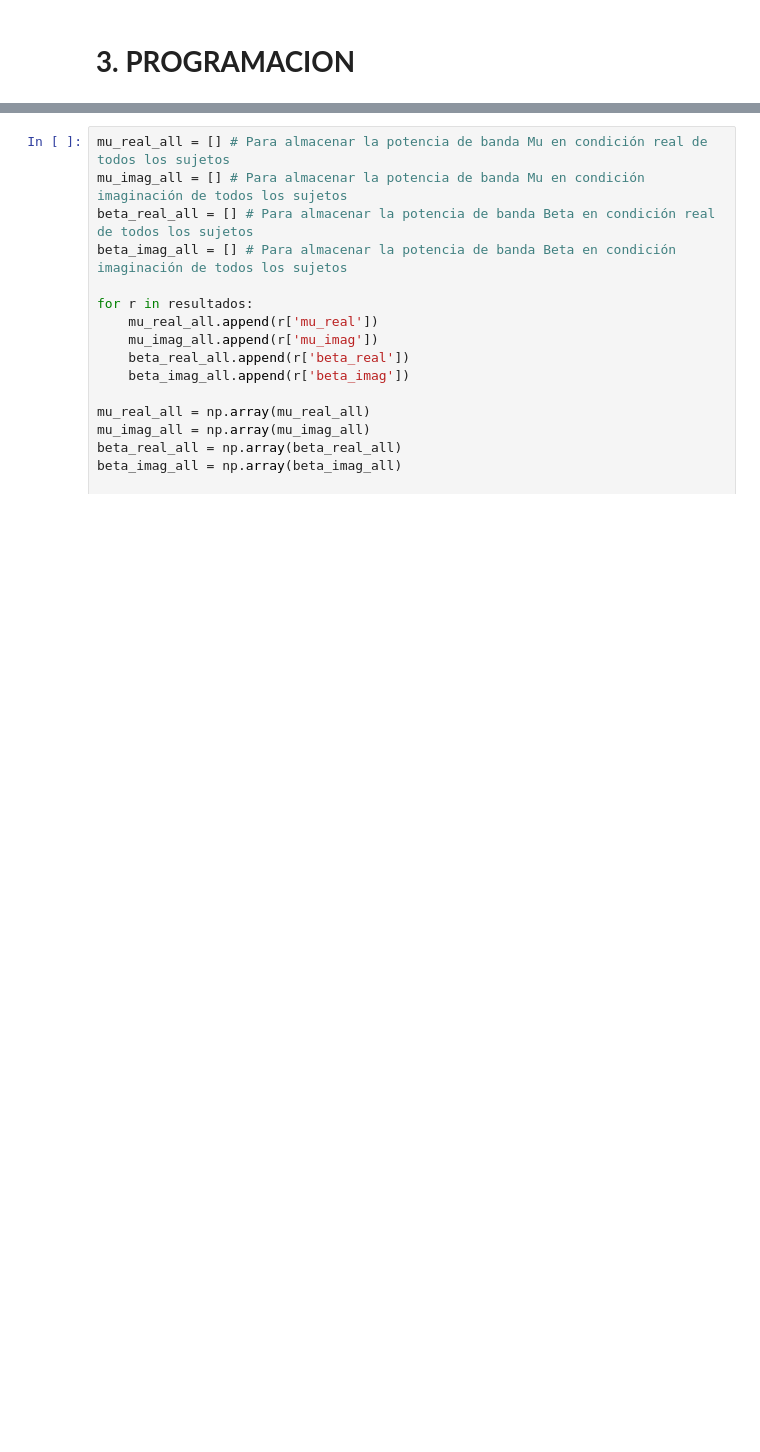
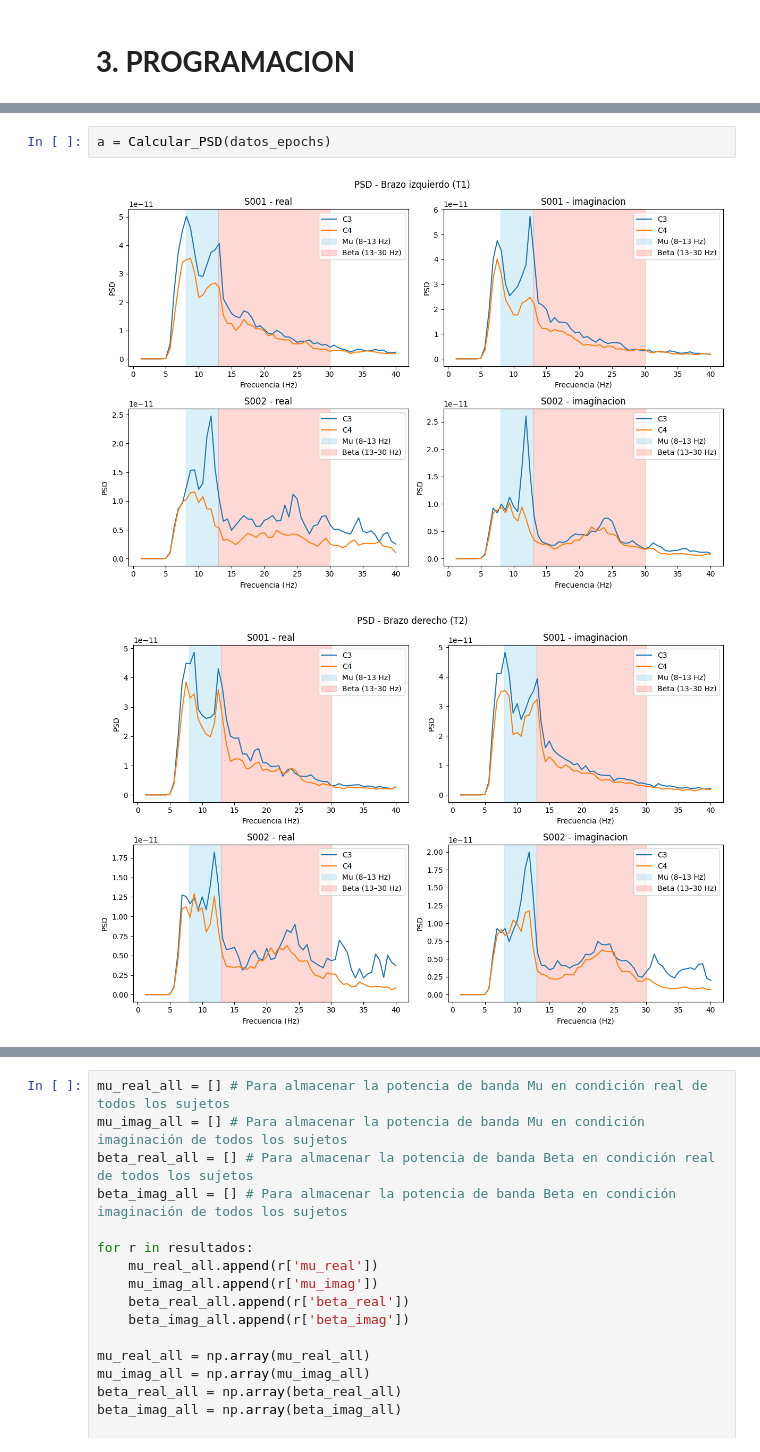
Before and after one commit to decagsito/Biosenales_20261, a Jupyter notebook: PROYECTO_1.ipynb, the cells around one changed output, grey strips where cells are left out. Drawn from its saved outputs; the diff is of its cells as text; blank space fills up the shorter version.

```diff
--- a/PROYECTO_1.ipynb
+++ b/PROYECTO_1.ipynb
@@ -438 +633,6 @@ Archivo: S001R04.edf
+# %%
+a = Calcular_PSD(datos_epochs)
+# %% [output]
+[figure, added]
+[figure, added]
 # %%
```
Also changed, not shown: parts of 23 cells of this notebook.
